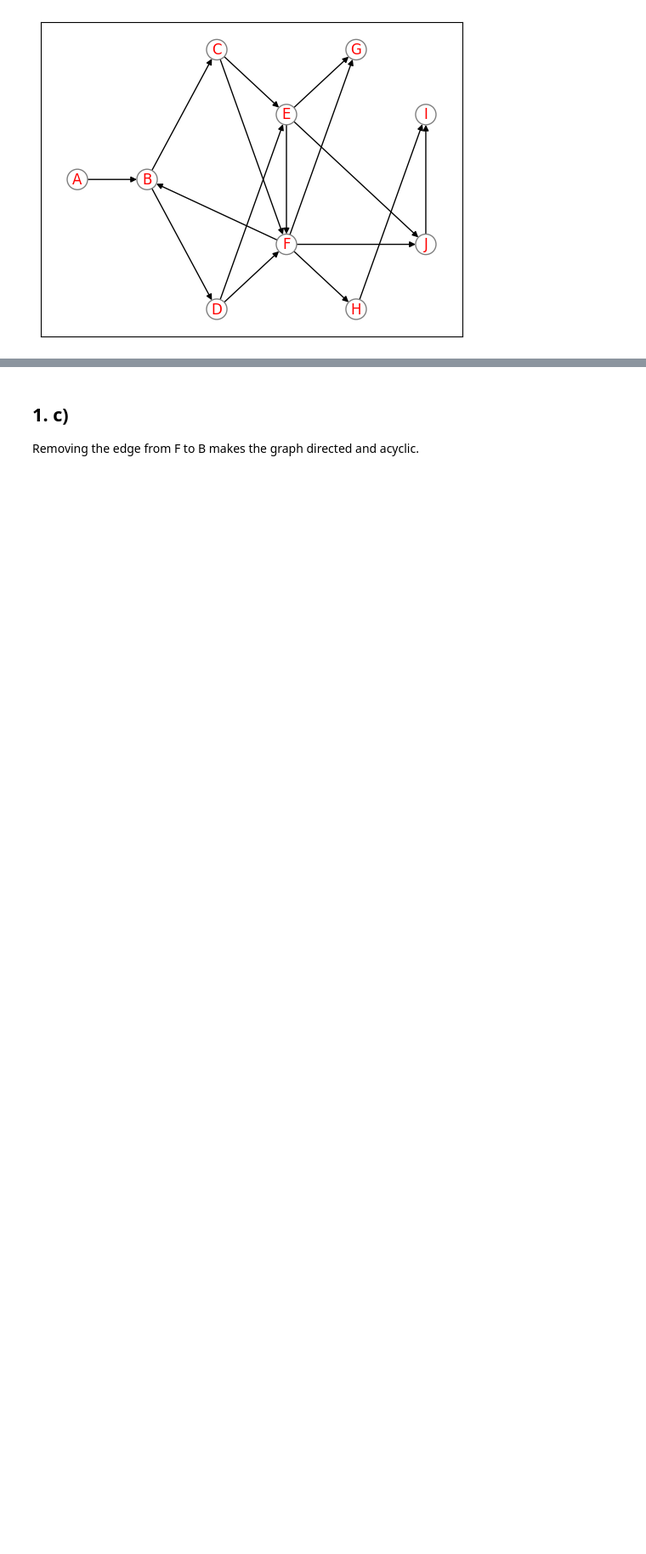
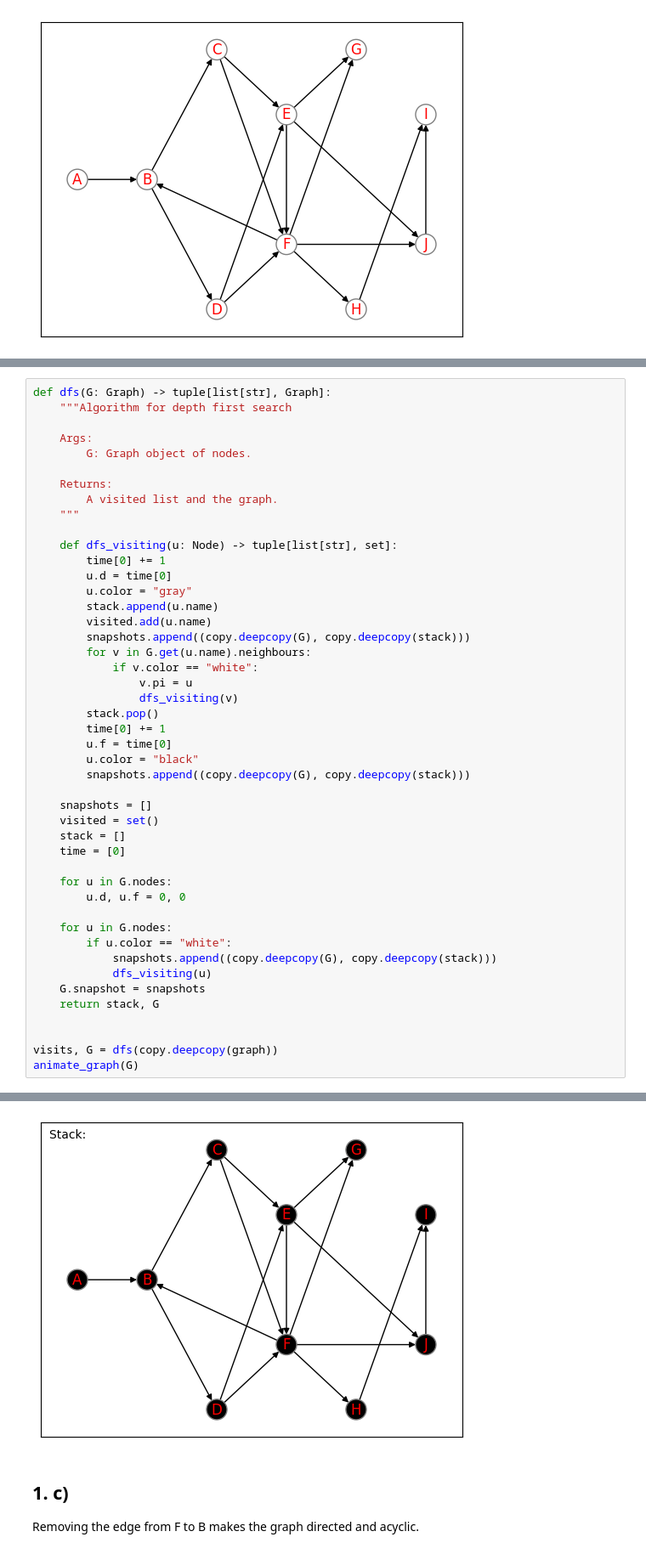
Before and after one commit to eemrds/dat600-algorithms, a Jupyter notebook: assignment3/assignment3.ipynb, the cells around one changed output, grey strips where cells are left out. Shown: that part at 85% size. Drawn from its saved outputs; the diff is of its cells as text; blank space fills up the shorter version.

```diff
--- a/assignment3/assignment3.ipynb
+++ b/assignment3/assignment3.ipynb
@@ -393,0 +356,47 @@ animate_graph(res)
+# %%
+def dfs(G: Graph) -> tuple[list[str], Graph]:
+    """Algorithm for depth first search
+
+    Args:
+        G: Graph object of nodes.
+
+    Returns:
+        A visited list and the graph.
+    """
+
+    def dfs_visiting(u: Node) -> tuple[list[str], set]:
+        time[0] += 1
+        u.d = time[0]
+        u.color = "gray"
+        stack.append(u.name)
+        visited.add(u.name)
+        snapshots.append((copy.deepcopy(G), copy.deepcopy(stack)))
+        for v in G.get(u.name).neighbours:
+            if v.color == "white":
+                v.pi = u
+                dfs_visiting(v)
+        stack.pop()
+        time[0] += 1
+        u.f = time[0]
+        u.color = "black"
+        snapshots.append((copy.deepcopy(G), copy.deepcopy(stack)))
+
+    snapshots = []
+    visited = set()
+    stack = []
+    time = [0]
+
+    for u in G.nodes:
+        u.d, u.f = 0, 0
+
+    for u in G.nodes:
+        if u.color == "white":
+            snapshots.append((copy.deepcopy(G), copy.deepcopy(stack)))
+            dfs_visiting(u)
+    G.snapshot = snapshots
+    return stack, G
+
+
+visits, G = dfs(copy.deepcopy(graph))
+animate_graph(G)
+# %% [output]
@@ -394,3 +404,4 @@ animate_graph(res)
+[figure, added]
 # %% [markdown]
 ## 1. c)
 Removing the edge from F to B makes the graph directed and acyclic.
```
Also changed, not shown: parts of 15 cells of this notebook.
